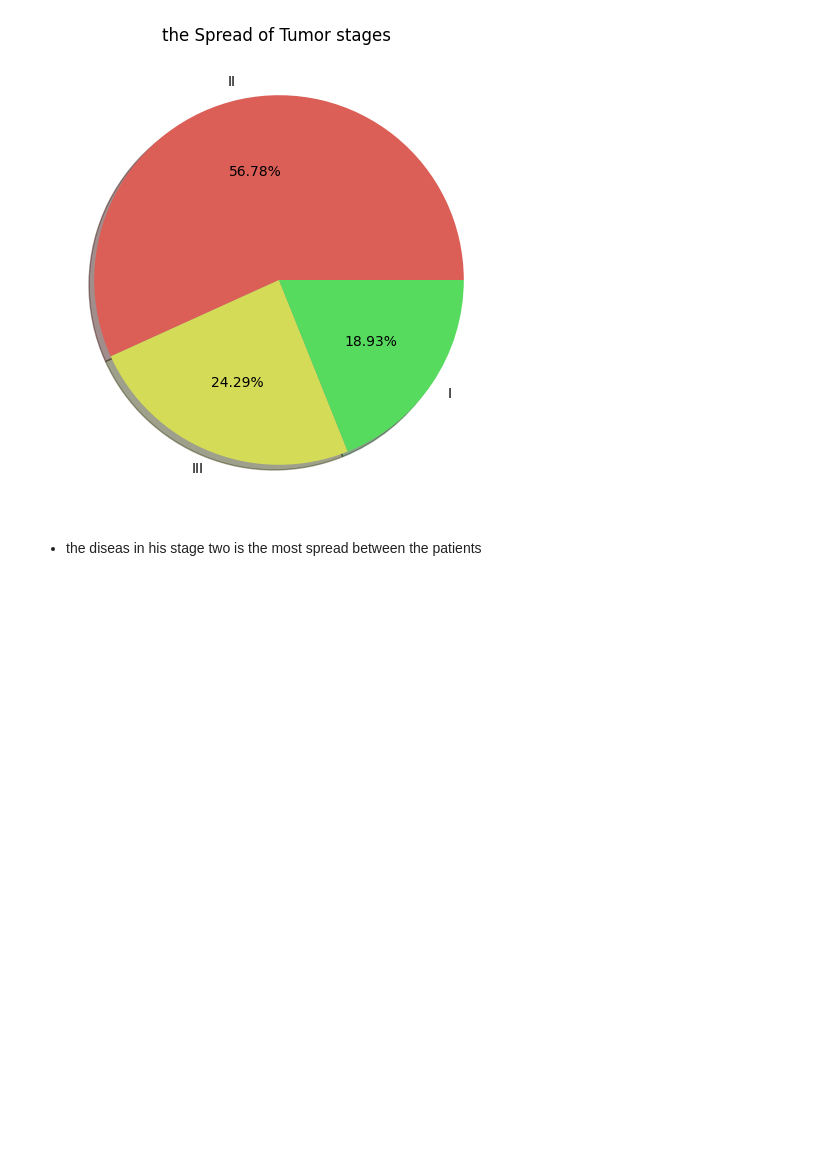
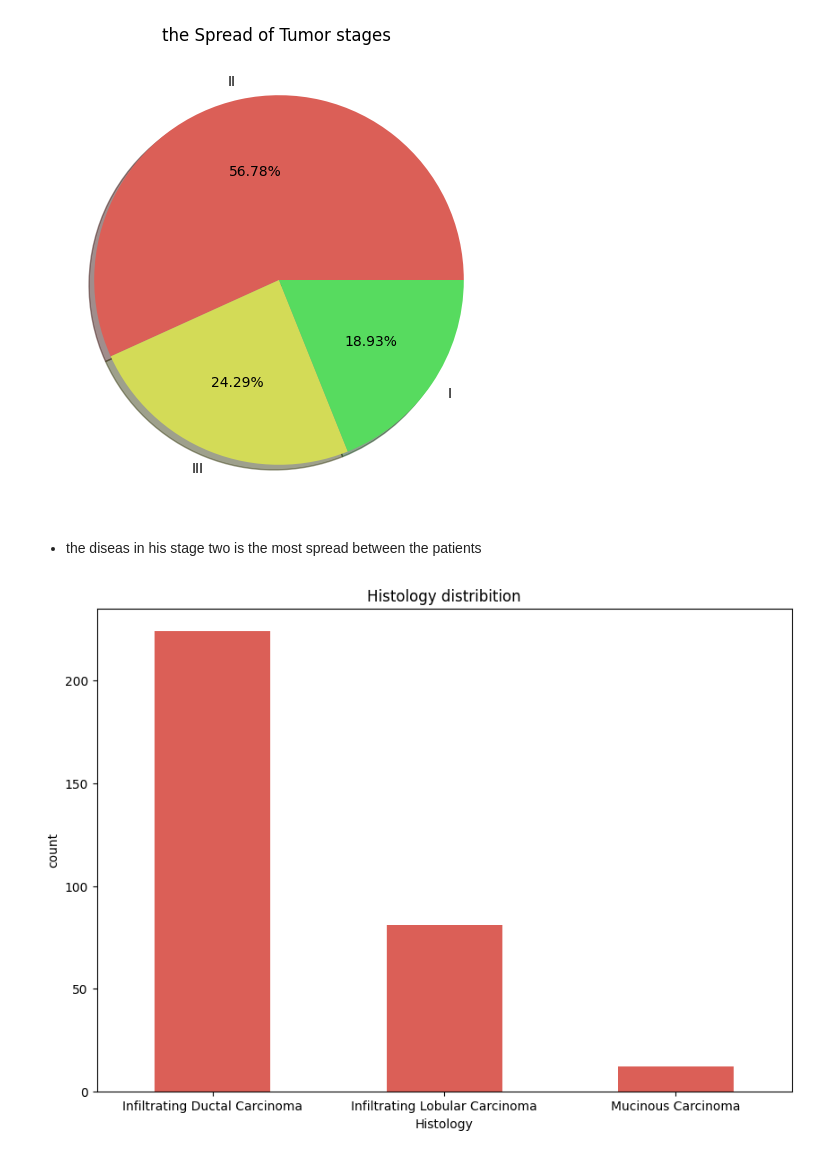
Before and after one commit to AkramMaouche/Breast-Cancer-Survival-Prediction, a Jupyter notebook: src/Notebook/Eda.ipynb, the cells around one changed output. Cells and saved outputs as stored; diff of their text form; code cells hidden in the pictures; blank space fills up the shorter version.

```diff
--- a/src/Notebook/Eda.ipynb
+++ b/src/Notebook/Eda.ipynb
@@ -223,3 +223,12 @@ Text(0.5, 1.0, 'the Spread of Tumor stages ')
 [figure]
 # %% [markdown]
 * the diseas in his stage two is the most spread  between the patients
+# %%
+color = sns.set_palette('hls')
+plot = df['Histology'].value_counts().plot(kind='bar',figsize=(10,7),color=color)
+plt.title('Histology distribition')
+plt.ylabel('count')
+for items in plot.axes.get_xticklabels():
+    items.set_rotation(0)
+# %% [output]
+[figure, added]
```
Also changed, not shown: parts of 4 cells of this notebook.
